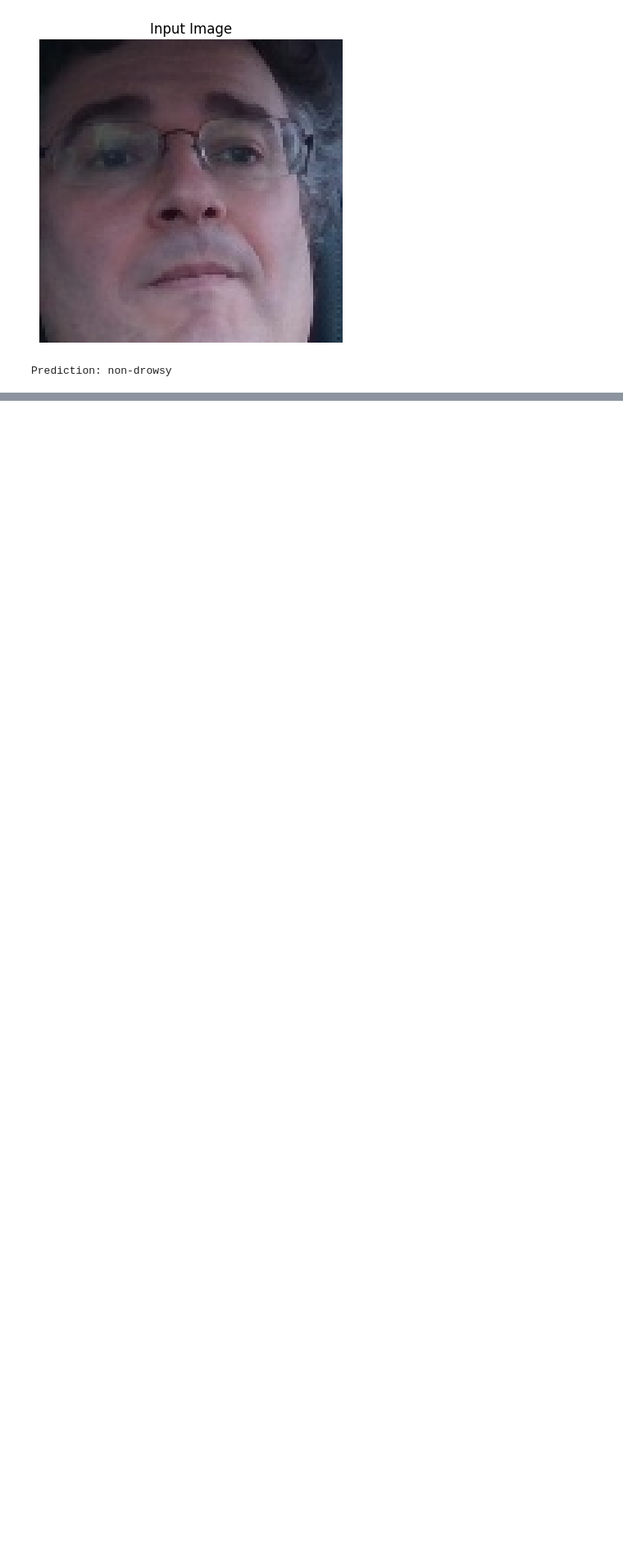
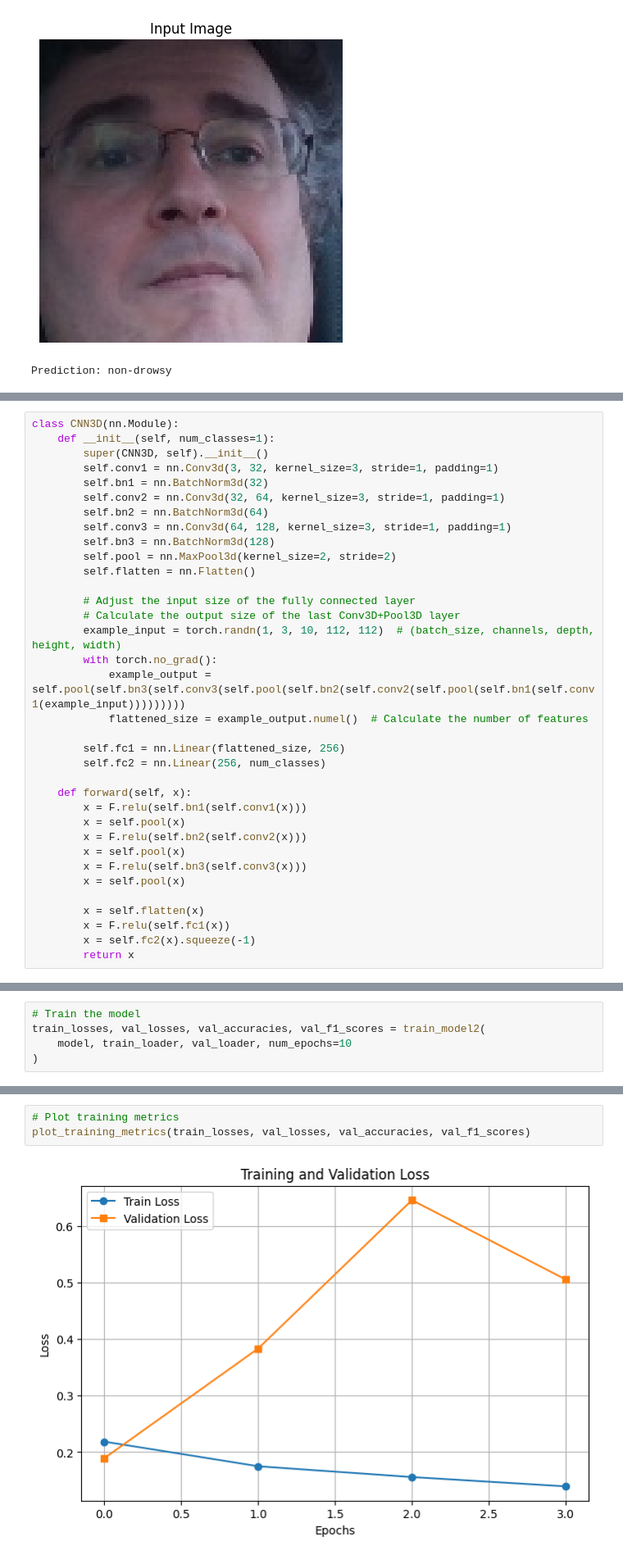
Before and after one commit to pizzaxpainter/Driver-Fatigue-Detection, a Jupyter notebook: CNN/CNN.ipynb, the cells around one changed output, grey strips where cells are left out. Shown at 82% size. Saved outputs shown, nothing was run; the diff lists cells and outputs as text; blank space fills up the shorter version.

```diff
--- a/CNN/CNN.ipynb
+++ b/CNN/CNN.ipynb
@@ -330,0 +390,35 @@ Prediction: non-drowsy
+# %%
+class CNN3D(nn.Module):
+    def __init__(self, num_classes=1):
+        super(CNN3D, self).__init__()
+        self.conv1 = nn.Conv3d(3, 32, kernel_size=3, stride=1, padding=1)
+        self.bn1 = nn.BatchNorm3d(32)
+        self.conv2 = nn.Conv3d(32, 64, kernel_size=3, stride=1, padding=1)
+        self.bn2 = nn.BatchNorm3d(64)
+        self.conv3 = nn.Conv3d(64, 128, kernel_size=3, stride=1, padding=1)
+        self.bn3 = nn.BatchNorm3d(128)
+        self.pool = nn.MaxPool3d(kernel_size=2, stride=2)
+        self.flatten = nn.Flatten()
+
+        # Adjust the input size of the fully connected layer
+        # Calculate the output size of the last Conv3D+Pool3D layer
+        example_input = torch.randn(1, 3, 10, 112, 112)  # (batch_size, channels, depth, height, width)
+        with torch.no_grad():
+            example_output = self.pool(self.bn3(self.conv3(self.pool(self.bn2(self.conv2(self.pool(self.bn1(self.conv1(example_input)))))))))
+            flattened_size = example_output.numel()  # Calculate the number of features
+
+        self.fc1 = nn.Linear(flattened_size, 256)
+        self.fc2 = nn.Linear(256, num_classes)
+
+    def forward(self, x):
+        x = F.relu(self.bn1(self.conv1(x)))
+        x = self.pool(x)
+        x = F.relu(self.bn2(self.conv2(x)))
+        x = self.pool(x)
+        x = F.relu(self.bn3(self.conv3(x)))
+        x = self.pool(x)
+
+        x = self.flatten(x)
+        x = F.relu(self.fc1(x))
+        x = self.fc2(x).squeeze(-1)
+        return x
@@ -330,0 +590,5 @@ Prediction: non-drowsy
+# %%
+# Train the model
+train_losses, val_losses, val_accuracies, val_f1_scores = train_model2(
+    model, train_loader, val_loader, num_epochs=10
+)
@@ -330,0 +601,5 @@ Prediction: non-drowsy
+# %%
+# Plot training metrics
+plot_training_metrics(train_losses, val_losses, val_accuracies, val_f1_scores)
+# %% [output]
+[figure, added]
```
Also changed, not shown: parts of 23 cells of this notebook, 10 other files.
